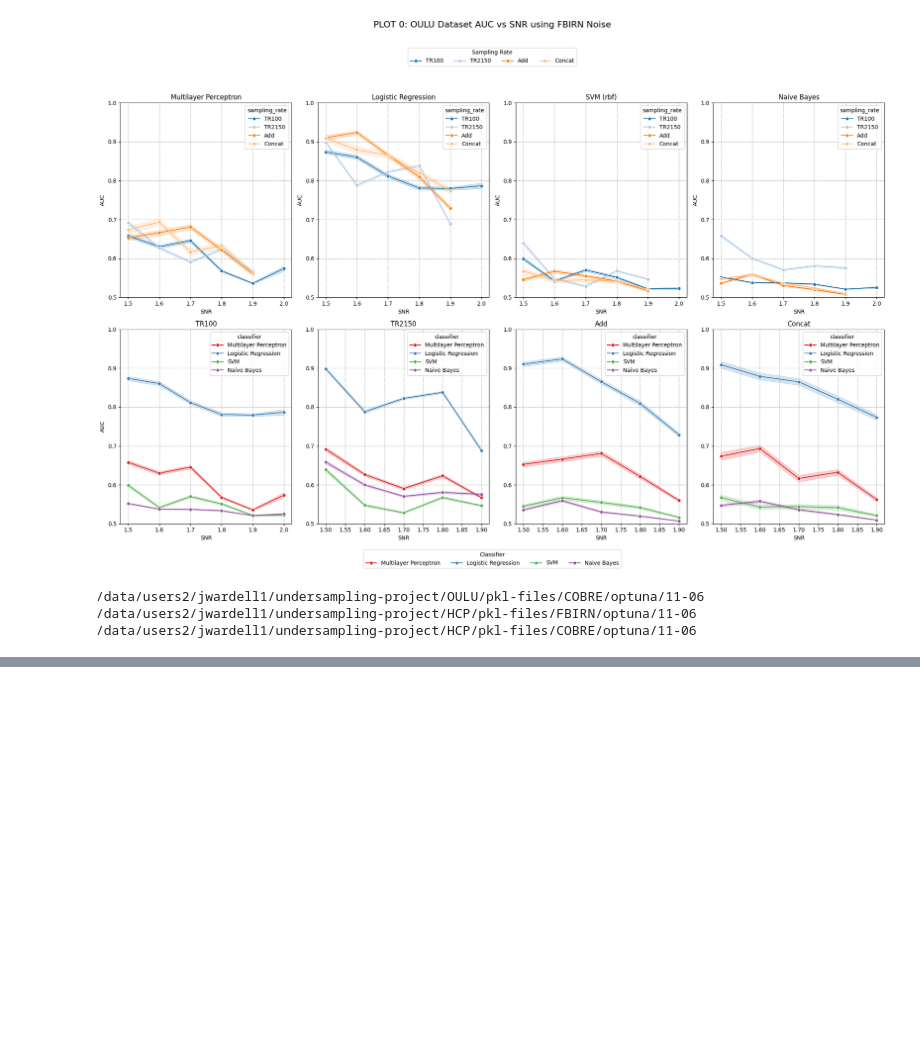
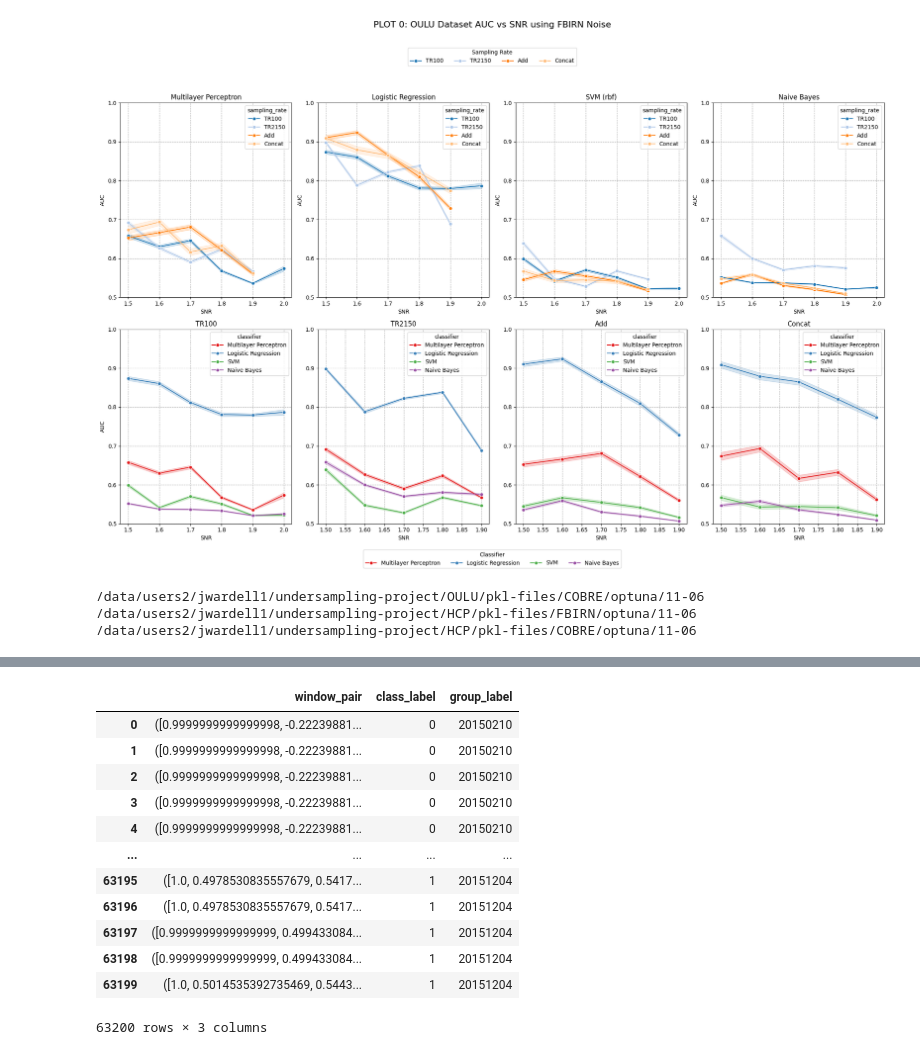
Before and after one commit to neuroneural/undersampling-project, a Jupyter notebook: scripts/plot.ipynb, the cells around one changed output, grey strips where cells are left out. Drawn from its saved outputs; the diff is of its cells as text; code cells hidden in the pictures; blank space fills up the shorter version.

```diff
--- a/scripts/plot.ipynb
+++ b/scripts/plot.ipynb
@@ -335,0 +384,16 @@ all_data = all_data.rename(columns={'roc': 'auc'})
+# %%
+windows_df
+# %% [output]
+|  | window_pair | class_label | group_label |
+| 0 | ([0.9999999999999998, -0.22239881... | 0 | 20150210 |
+| 1 | ([0.9999999999999998, -0.22239881... | 0 | 20150210 |
+| 2 | ([0.9999999999999998, -0.22239881... | 0 | 20150210 |
+| 3 | ([0.9999999999999998, -0.22239881... | 0 | 20150210 |
+| 4 | ([0.9999999999999998, -0.22239881... | 0 | 20150210 |
+| ... | ... | ... | ... |
+| 63195 | ([1.0, 0.4978530835557679, 0.5417... | 1 | 20151204 |
+| 63196 | ([1.0, 0.4978530835557679, 0.5417... | 1 | 20151204 |
+| 63197 | ([0.9999999999999999, 0.499433084... | 1 | 20151204 |
+| 63198 | ([0.9999999999999999, 0.499433084... | 1 | 20151204 |
+| 63199 | ([1.0, 0.5014535392735469, 0.5443... | 1 | 20151204 |
+63200 rows × 3 columns
```
Also changed, not shown: parts of 8 cells of this notebook, 2 other files.
